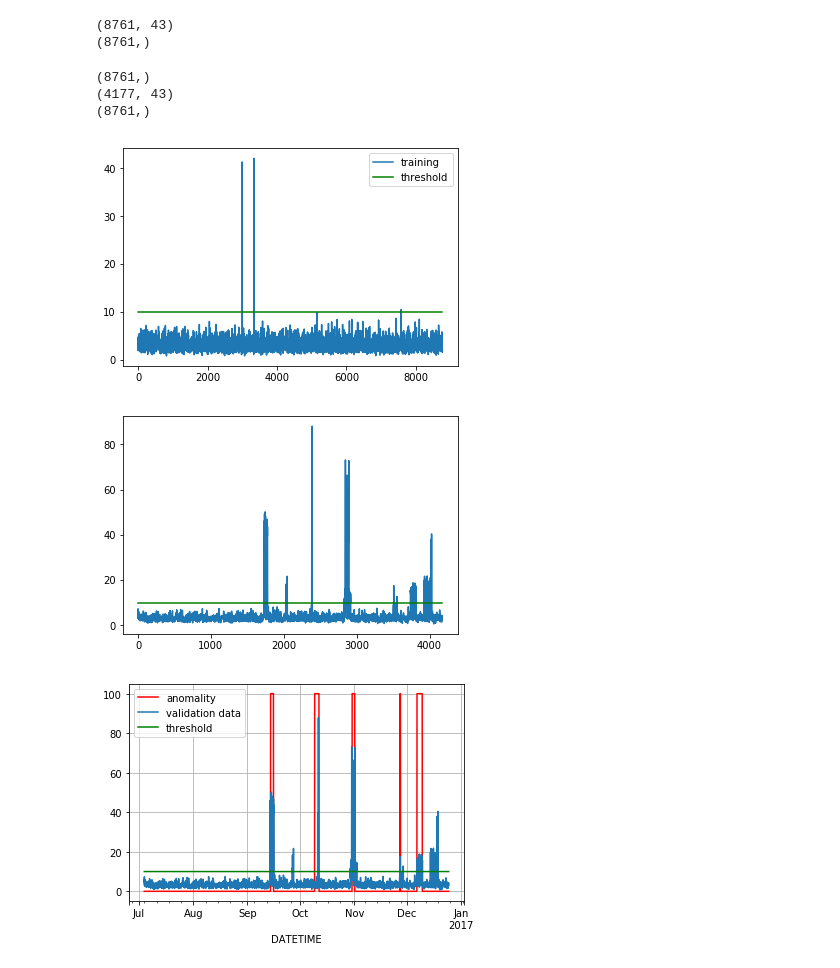
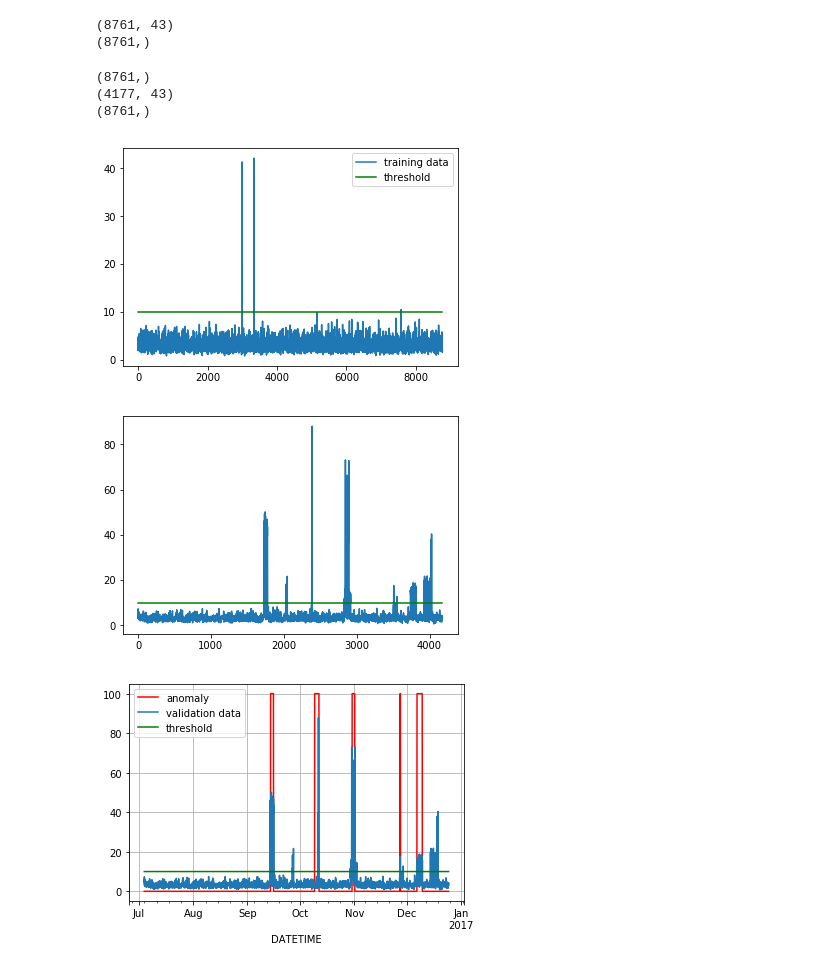
Before and after one commit to marius-pop0/CybeDataAnlaytics, a Jupyter notebook: assignment2/PCA.ipynb, the cells around one changed output. Drawn from its saved outputs; the diff is of its cells as text; code cells hidden in the pictures.

Commit message:
images n grams

```diff
--- a/assignment2/PCA.ipynb
+++ b/assignment2/PCA.ipynb
@@ -204,32 +204,32 @@ print(np.shape(residual_full))
 # %%
 residual_full = np.sum(residual_pca1, axis=1)
 print(np.shape(residual_full))
 scores2 = pca.transform(X_train2)
 # Reconstruct from the 2 dimensional scores
 reconstruct2 = pca.inverse_transform(scores2)
 
 residual_pca2=X_train2-reconstruct2
 residual_pca2 = np.sqrt(np.square(residual_pca2))
 print(np.shape(residual_pca2))
 residual_full2 = np.sum(residual_pca2, axis=1)
 print(np.shape(residual_full))
 
 
-plt.plot(residual_full, label='training')
+plt.plot(residual_full, label='training data')
 plt.plot([0,len(residual_full)],[10,10],'g', label='threshold')
 # plt.title('Full residual')
 plt.legend()
 plt.show()
 
 plt.plot(residual_full2, label='val')
 plt.plot([0,len(residual_full2)],[10,10],'g')
 # plt.title('Full residual')
 plt.show()
 # %% [output]
 (8761,)
 (4177, 43)
 (8761,)
-[figure, old version]
+[figure, new version]
 [figure]
 # %%
 # plot_dataset(X_train2, y_train2)
```
Also changed, not shown: parts of 1 cell of this notebook, 13 other files.
